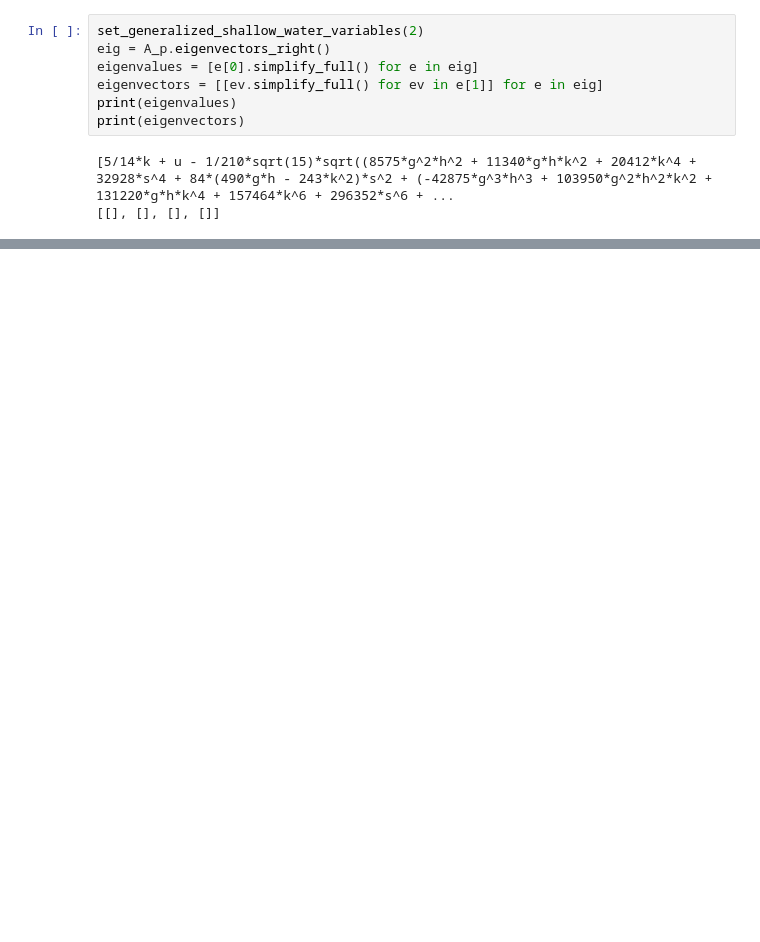
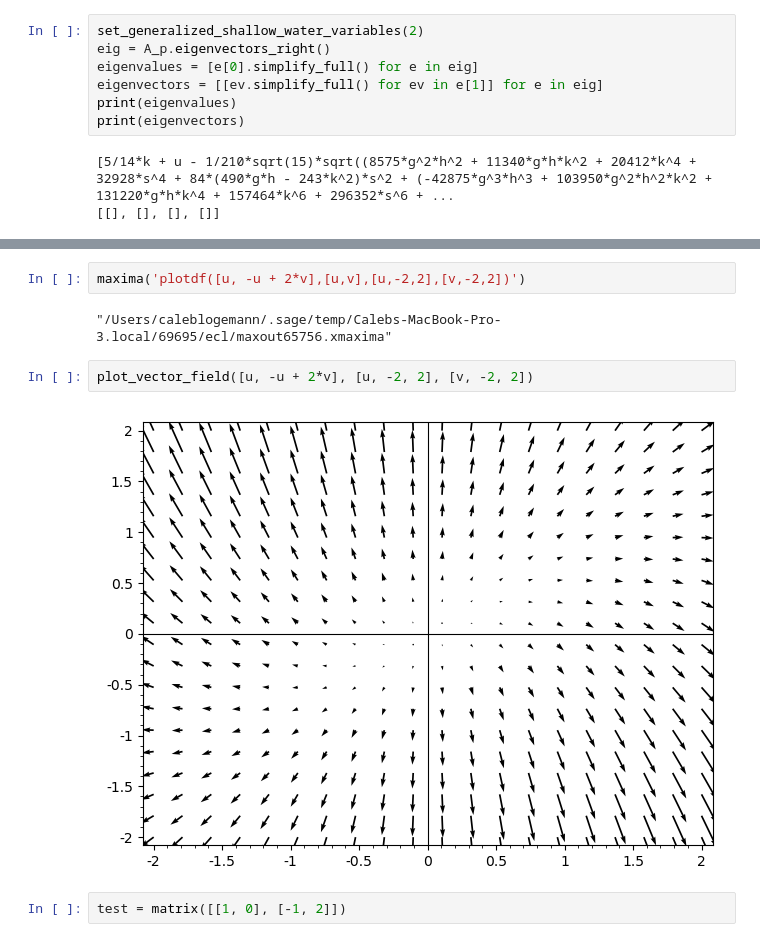
Before and after one commit to caleblogemann/Research, a Jupyter notebook: Notes/GeneralizedShallowWaterHyperbolicity.ipynb, the cells around one changed output, grey strips where cells are left out. Saved outputs shown, nothing was run; the diff lists cells and outputs as text; blank space fills up the shorter version.

Commit message:
Updated gen shallow water sage

```diff
--- a/Notes/GeneralizedShallowWaterHyperbolicity.ipynb
+++ b/Notes/GeneralizedShallowWaterHyperbolicity.ipynb
@@ -79,0 +126,10 @@ print(eigenvectors)
+# %%
+maxima('plotdf([u, -u + 2*v],[u,v],[u,-2,2],[v,-2,2])')
+# %% [output]
+"/Users/caleblogemann/.sage/temp/Calebs-MacBook-Pro-3.local/69695/ecl/maxout65756.xmaxima"
+# %%
+plot_vector_field([u, -u + 2*v], [u, -2, 2], [v, -2, 2])
+# %% [output]
+[figure, added]
+# %%
+test = matrix([[1, 0], [-1, 2]])
```
Also changed, not shown: parts of 14 cells of this notebook, 1 other file.
